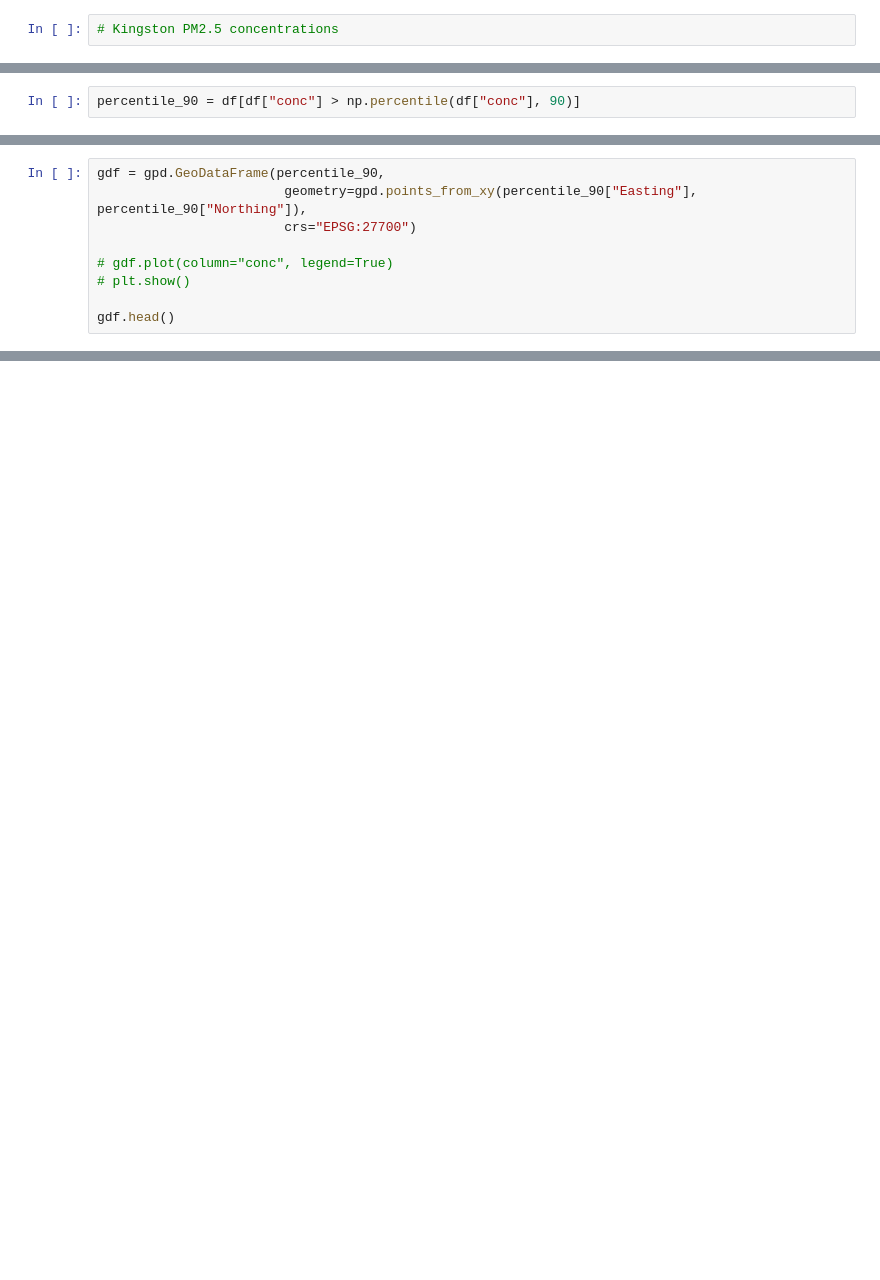
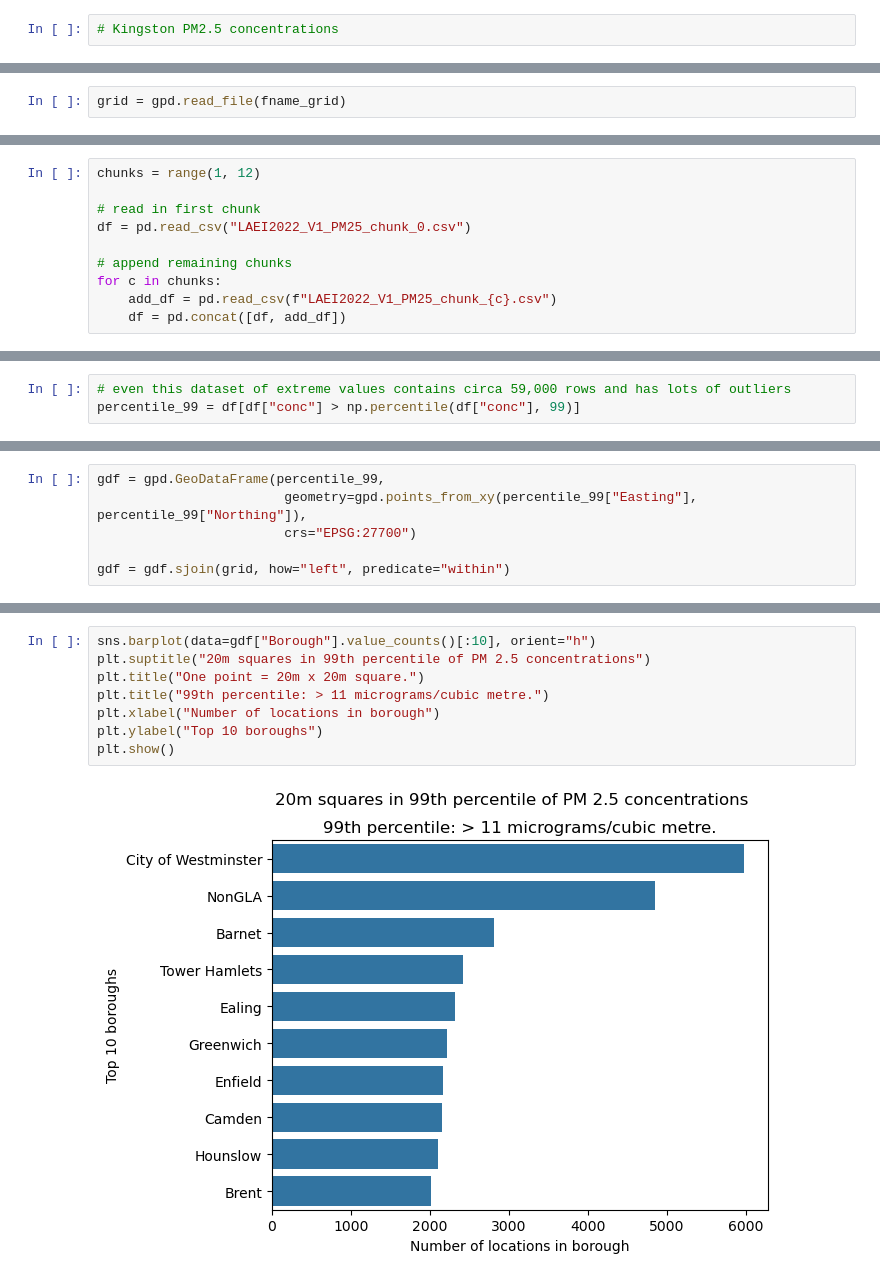
Before and after one commit to andrewsivanesan/London-air-quality, a Jupyter notebook: LondonPM2_5Emissions_TopPercentile.ipynb, the cells around one changed output, grey strips where cells are left out. Saved outputs shown, nothing was run; the diff lists cells and outputs as text; blank space fills up the shorter version.

Commit message:
Update LondonPM2_5Emissions_TopPercentile.ipynb
Need to figure out how to deal with map plotting issues (see FixMe notes in notebook).

```diff
--- a/LondonPM2_5Emissions_TopPercentile.ipynb
+++ b/LondonPM2_5Emissions_TopPercentile.ipynb
@@ -16,0 +14,2 @@ df = pd.read_csv(fname_pm2_5_conc)
+# %%
+grid = gpd.read_file(fname_grid)
@@ -16,0 +28,10 @@ df = pd.read_csv(fname_pm2_5_conc)
+# %%
+chunks = range(1, 12)
+
+# read in first chunk
+df = pd.read_csv("LAEI2022_V1_PM25_chunk_0.csv")
+
+# append remaining chunks
+for c in chunks:
+    add_df = pd.read_csv(f"LAEI2022_V1_PM25_chunk_{c}.csv")
+    df = pd.concat([df, add_df])
@@ -26,2 +47,3 @@ df = df.rename(columns={"x": "Easting", "y": "Northing"})
 # %%
-percentile_90 = df[df["conc"] > np.percentile(df["conc"], 90)]
+# even this dataset of extreme values contains circa 59,000 rows and has lots of outliers
+percentile_99 = df[df["conc"] > np.percentile(df["conc"], 99)]
@@ -28,9 +56,6 @@ percentile_90 = df[df["conc"] > np.percentile(df["conc"], 90)]
 # %%
-gdf = gpd.GeoDataFrame(percentile_90,
-                        geometry=gpd.points_from_xy(percentile_90["Easting"], percentile_90["Northing"]),
+gdf = gpd.GeoDataFrame(percentile_99,
+                        geometry=gpd.points_from_xy(percentile_99["Easting"], percentile_99["Northing"]),
                         crs="EPSG:27700")
 
-# gdf.plot(column="conc", legend=True)
-# plt.show()
-
-gdf.head()
+gdf = gdf.sjoin(grid, how="left", predicate="within")
@@ -47,0 +66,10 @@ gdf.to_json()
+# %%
+sns.barplot(data=gdf["Borough"].value_counts()[:10], orient="h")
+plt.suptitle("20m squares in 99th percentile of PM 2.5 concentrations")
+plt.title("One point = 20m x 20m square.")
+plt.title("99th percentile: > 11 micrograms/cubic metre.")
+plt.xlabel("Number of locations in borough")
+plt.ylabel("Top 10 boroughs")
+plt.show()
+# %% [output]
+[figure, added]
```
Also changed, not shown: parts of 17 cells of this notebook.
